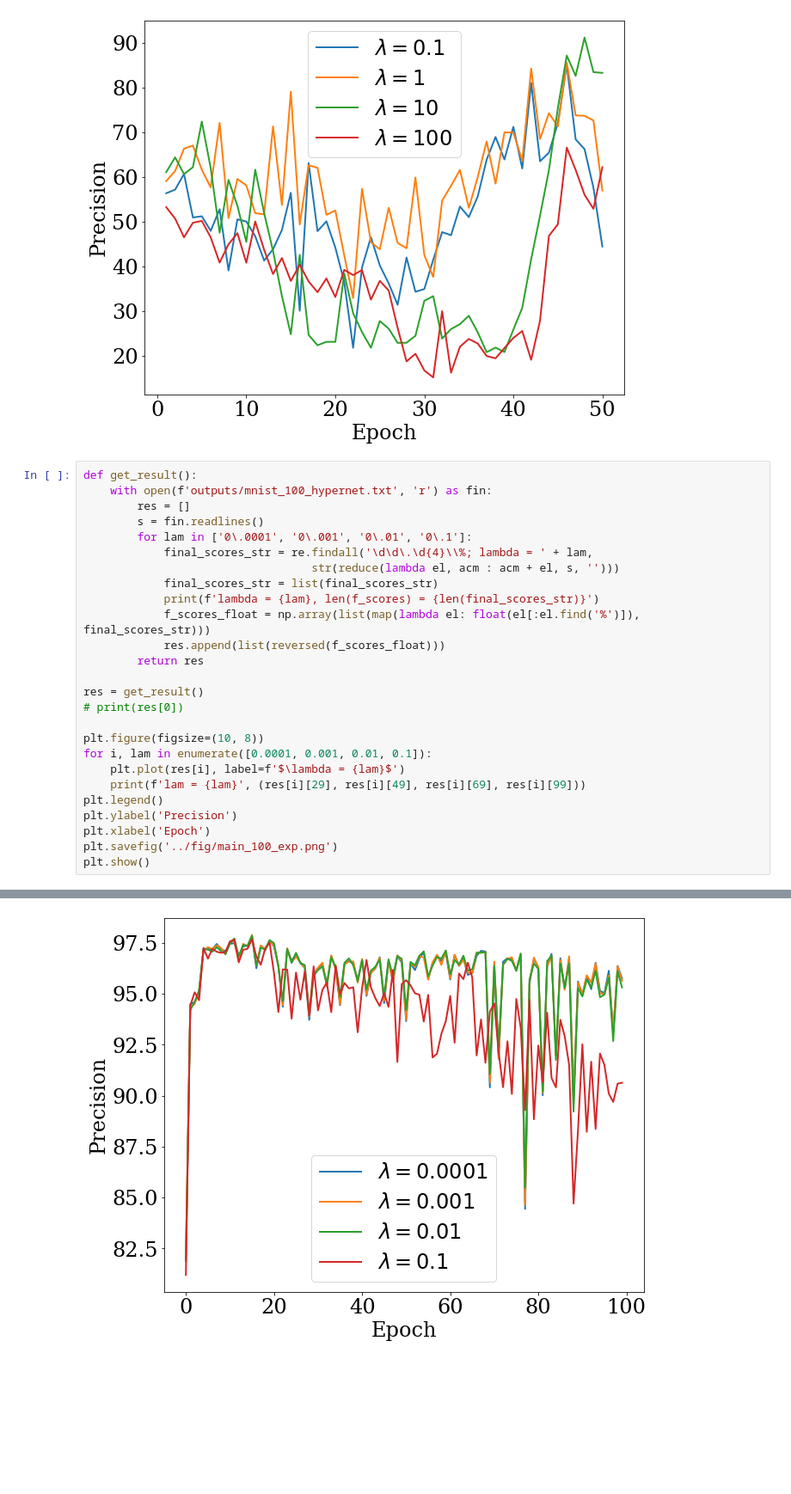
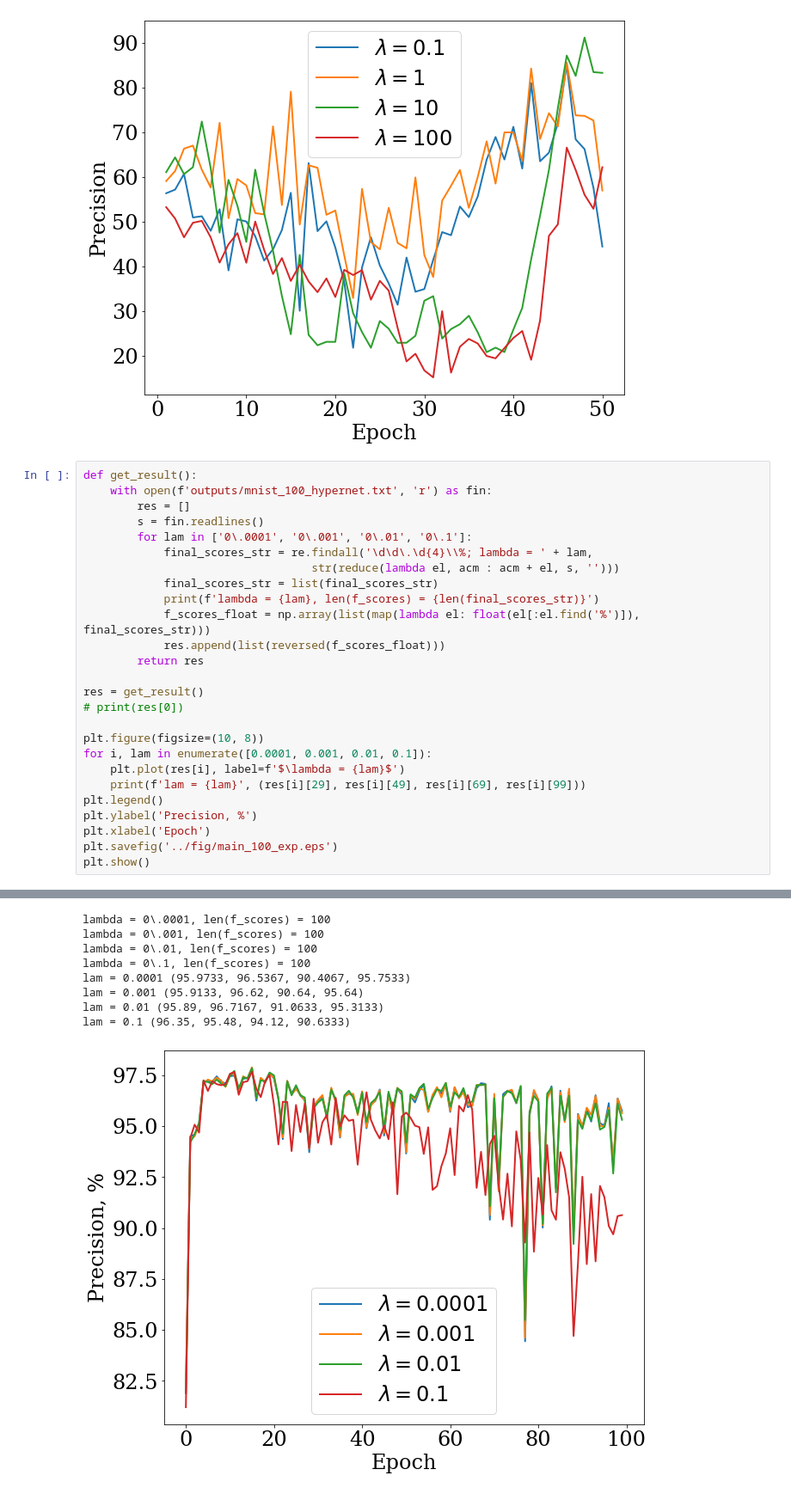
Before and after one commit to Intelligent-Systems-Phystech/2021-Project85, a Jupyter notebook: code/Parse_results.ipynb, the cells around one changed output, grey strips where cells are left out. Shown at 86% size. Drawn from its saved outputs; the diff is of its cells as text; blank space fills up the shorter version.

```diff
--- a/code/Parse_results.ipynb
+++ b/code/Parse_results.ipynb
@@ -124,8 +124,8 @@ for i, lam in enumerate([0.0001, 0.001, 0.01, 0.1]):
     plt.plot(res[i], label=f'$\lambda = {lam}$')
     print(f'lam = {lam}', (res[i][29], res[i][49], res[i][69], res[i][99]))
 plt.legend()
-plt.ylabel('Precision')
+plt.ylabel('Precision, %')
 plt.xlabel('Epoch')
-plt.savefig('../fig/main_100_exp.png')
+plt.savefig('../fig/main_100_exp.eps')
 plt.show()
 # %% [output]
@@ -140,3 +134,11 @@ lam = 0.1 (96.35, 95.48, 94.12, 90.6333)
+lambda = 0\.0001, len(f_scores) = 100
+lambda = 0\.001, len(f_scores) = 100
+lambda = 0\.01, len(f_scores) = 100
+lambda = 0\.1, len(f_scores) = 100
+lam = 0.0001 (95.9733, 96.5367, 90.4067, 95.7533)
+lam = 0.001 (95.9133, 96.62, 90.64, 95.64)
+lam = 0.01 (95.89, 96.7167, 91.0633, 95.3133)
+lam = 0.1 (96.35, 95.48, 94.12, 90.6333)
-[figure, old version]
+[figure, new version]
 # %%
 # new basic
```
Also changed, not shown: parts of 3 cells of this notebook, 9 other files.
